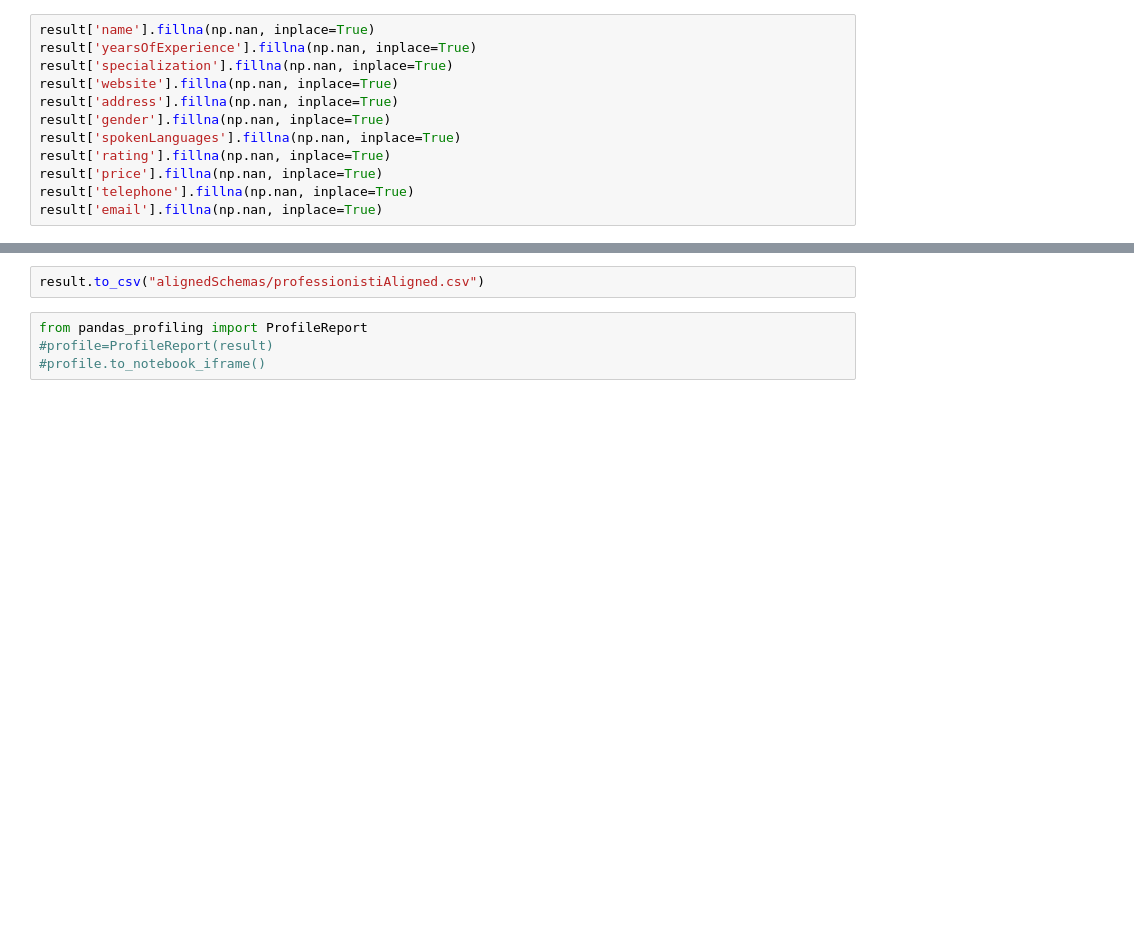
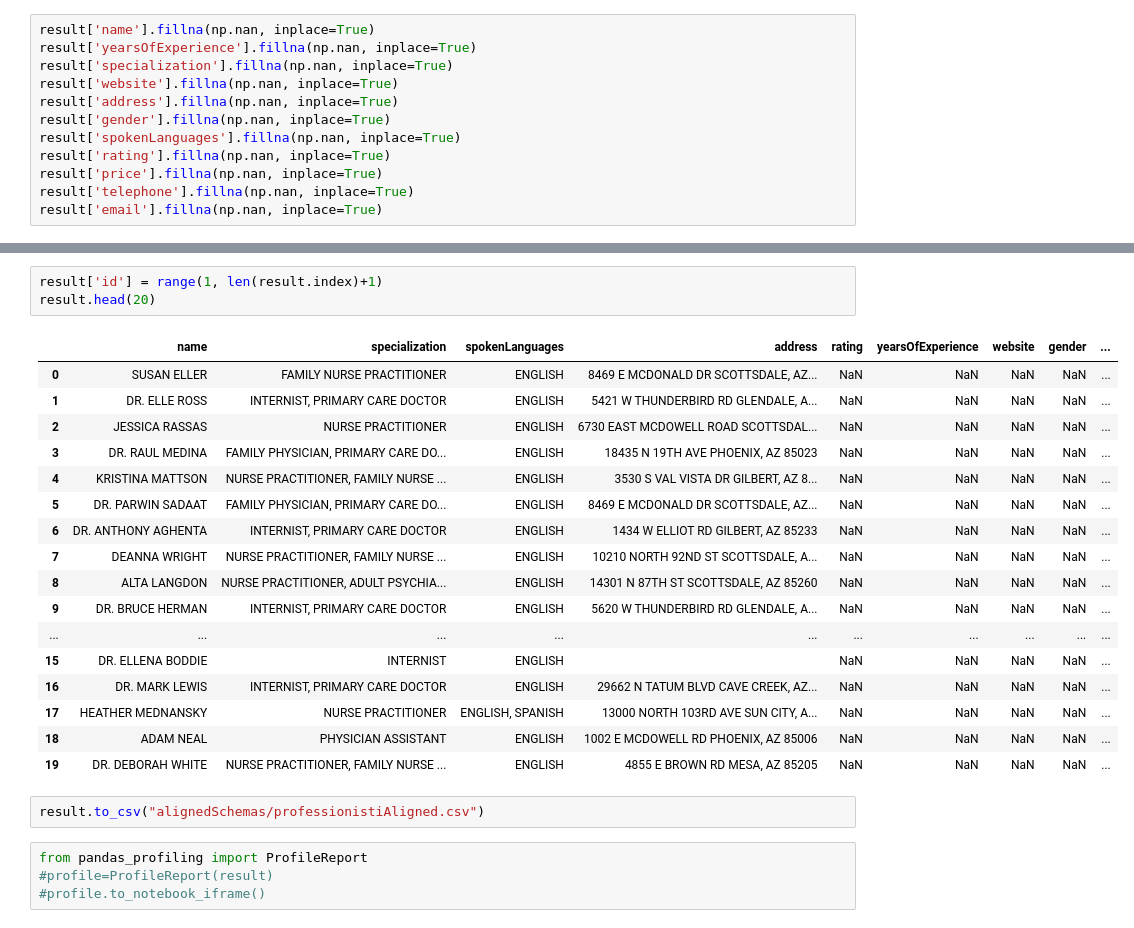
Before and after one commit to samuel-esp/IngDati-Progetto, a Jupyter notebook: SchemaAlignmentProfessionisti.ipynb, the cells around one changed output, grey strips where cells are left out. Drawn from its saved outputs; the diff is of its cells as text; blank space fills up the shorter version.

```diff
--- a/SchemaAlignmentProfessionisti.ipynb
+++ b/SchemaAlignmentProfessionisti.ipynb
@@ -341,5 +786,26 @@ result.head(100)
 # %%
-result.to_csv("alignedSchemas/professionistiAligned.csv")
+result['id'] = range(1, len(result.index)+1)
+result.head(20)
+# %% [output]
+|  | name | specialization | spokenLanguages | address | rating | yearsOfExperience | website | gender | ... |
+| 0 | SUSAN ELLER | FAMILY NURSE PRACTITIONER | ENGLISH | 8469 E MCDONALD DR SCOTTSDALE, AZ... | NaN | NaN | NaN | NaN | ... |
+| 1 | DR. ELLE ROSS | INTERNIST, PRIMARY CARE DOCTOR | ENGLISH | 5421 W THUNDERBIRD RD GLENDALE, A... | NaN | NaN | NaN | NaN | ... |
+| 2 | JESSICA RASSAS | NURSE PRACTITIONER | ENGLISH | 6730 EAST MCDOWELL ROAD SCOTTSDAL... | NaN | NaN | NaN | NaN | ... |
+| 3 | DR. RAUL MEDINA | FAMILY PHYSICIAN, PRIMARY CARE DO... | ENGLISH | 18435 N 19TH AVE PHOENIX, AZ 85023 | NaN | NaN | NaN | NaN | ... |
+| 4 | KRISTINA MATTSON | NURSE PRACTITIONER, FAMILY NURSE ... | ENGLISH | 3530 S VAL VISTA DR GILBERT, AZ 8... | NaN | NaN | NaN | NaN | ... |
+| 5 | DR. PARWIN SADAAT | FAMILY PHYSICIAN, PRIMARY CARE DO... | ENGLISH | 8469 E MCDONALD DR SCOTTSDALE, AZ... | NaN | NaN | NaN | NaN | ... |
+| 6 | DR. ANTHONY AGHENTA | INTERNIST, PRIMARY CARE DOCTOR | ENGLISH | 1434 W ELLIOT RD GILBERT, AZ 85233 | NaN | NaN | NaN | NaN | ... |
+| 7 | DEANNA WRIGHT | NURSE PRACTITIONER, FAMILY NURSE ... | ENGLISH | 10210 NORTH 92ND ST SCOTTSDALE, A... | NaN | NaN | NaN | NaN | ... |
+| 8 | ALTA LANGDON | NURSE PRACTITIONER, ADULT PSYCHIA... | ENGLISH | 14301 N 87TH ST SCOTTSDALE, AZ 85260 | NaN | NaN | NaN | NaN | ... |
+| 9 | DR. BRUCE HERMAN | INTERNIST, PRIMARY CARE DOCTOR | ENGLISH | 5620 W THUNDERBIRD RD GLENDALE, A... | NaN | NaN | NaN | NaN | ... |
+| ... | ... | ... | ... | ... | ... | ... | ... | ... | ... |
+| 15 | DR. ELLENA BODDIE | INTERNIST | ENGLISH |  | NaN | NaN | NaN | NaN | ... |
+| 16 | DR. MARK LEWIS | INTERNIST, PRIMARY CARE DOCTOR | ENGLISH | 29662 N TATUM BLVD CAVE CREEK, AZ... | NaN | NaN | NaN | NaN | ... |
+| 17 | HEATHER MEDNANSKY | NURSE PRACTITIONER | ENGLISH, SPANISH | 13000 NORTH 103RD AVE SUN CITY, A... | NaN | NaN | NaN | NaN | ... |
+| 18 | ADAM NEAL | PHYSICIAN ASSISTANT | ENGLISH | 1002 E MCDOWELL RD PHOENIX, AZ 85006 | NaN | NaN | NaN | NaN | ... |
+| 19 | DR. DEBORAH WHITE | NURSE PRACTITIONER, FAMILY NURSE ... | ENGLISH | 4855 E BROWN RD MESA, AZ 85205 | NaN | NaN | NaN | NaN | ... |
+# %%
+result.to_csv("alignedSchemas/professionistiAligned.csv")
 # %%
 from pandas_profiling import ProfileReport
 #profile=ProfileReport(result)
```
Also changed, not shown: parts of 53 cells of this notebook, 4 other files.
